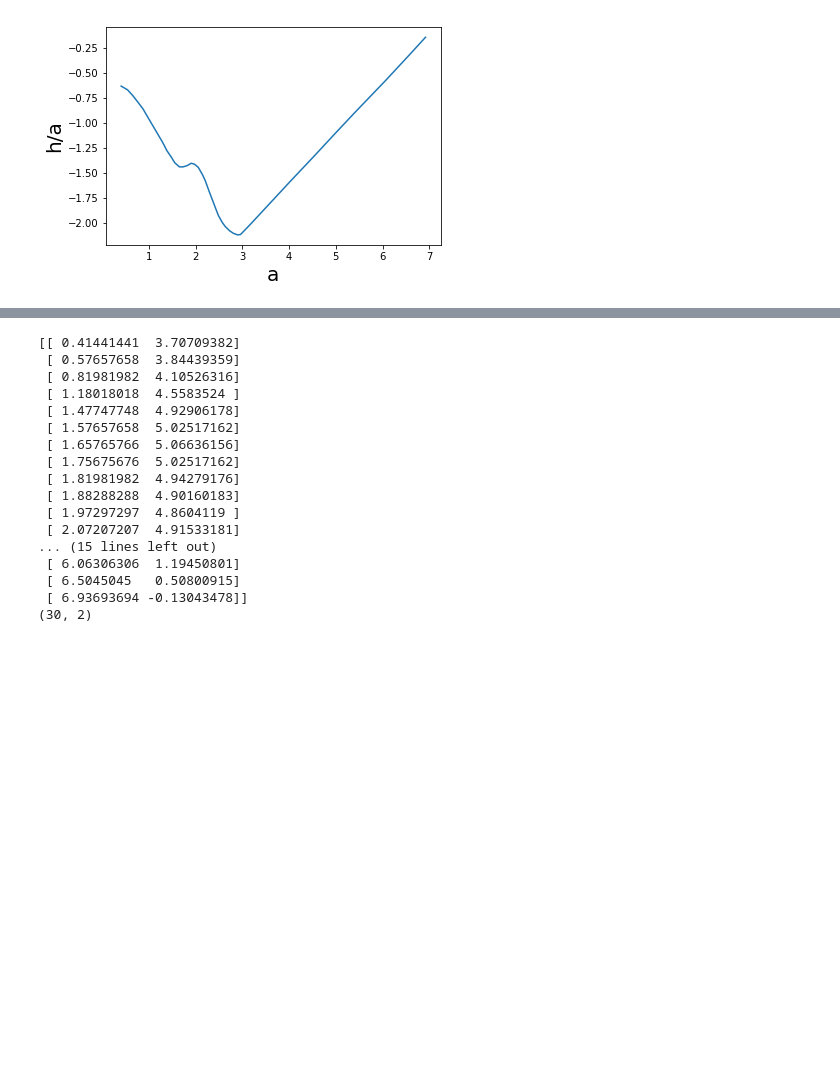
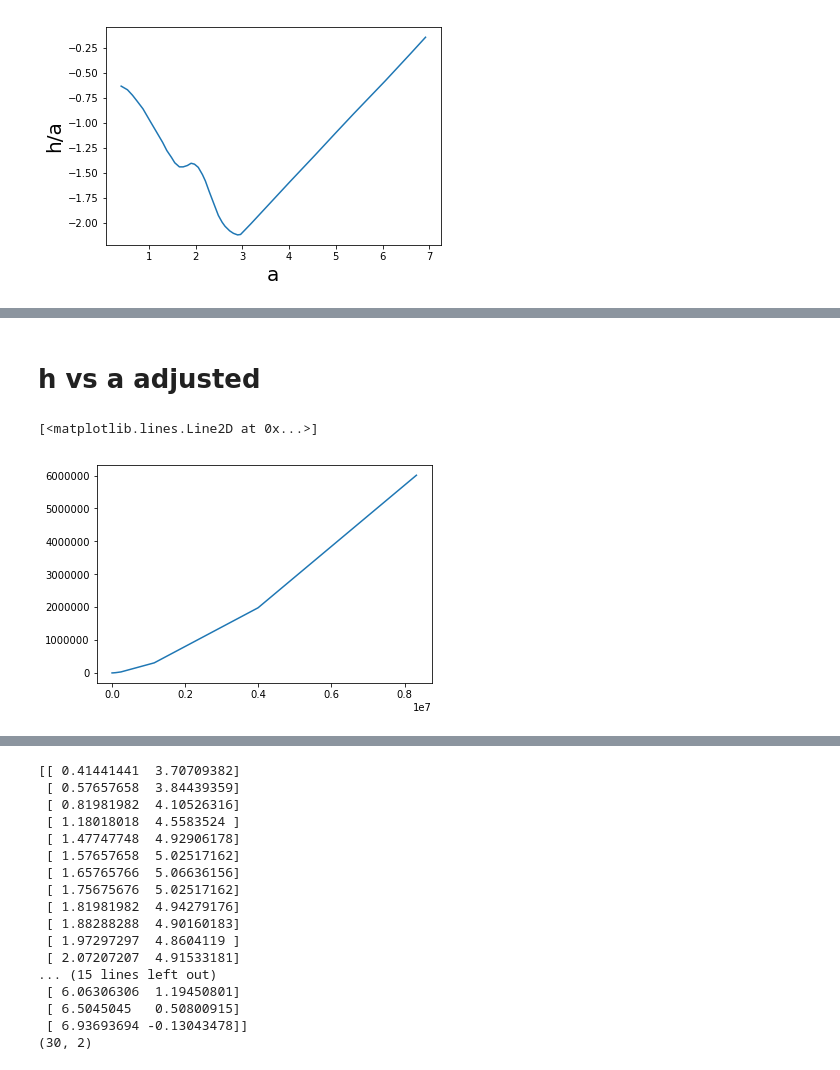
Before and after one commit to gfabj/Summer_Research_Project, a Jupyter notebook: SG_Model.ipynb, the cells around one changed output, grey strips where cells are left out. Saved outputs shown, nothing was run; the diff lists cells and outputs as text; code cells hidden in the pictures; blank space fills up the shorter version.

```diff
--- a/SG_Model.ipynb
+++ b/SG_Model.ipynb
@@ -37,0 +43,7 @@ plt.ylabel('h/a',fontsize=20)
+# %%
+a = text_file1[:,0]
+ratio = text_file1[:,1]
+ratio1 = 10**ratio
+a1 = 10**a
+height = ratio1*a1
+print height
@@ -37,0 +61,7 @@ plt.ylabel('h/a',fontsize=20)
+# %% [markdown]
+# h vs a adjusted
+# %%
+plt.plot(a1,height)
+# %% [output]
+[<matplotlib.lines.Line2D at 0x...>]
+[figure, added]
```
Also changed, not shown: parts of 15 cells of this notebook.
